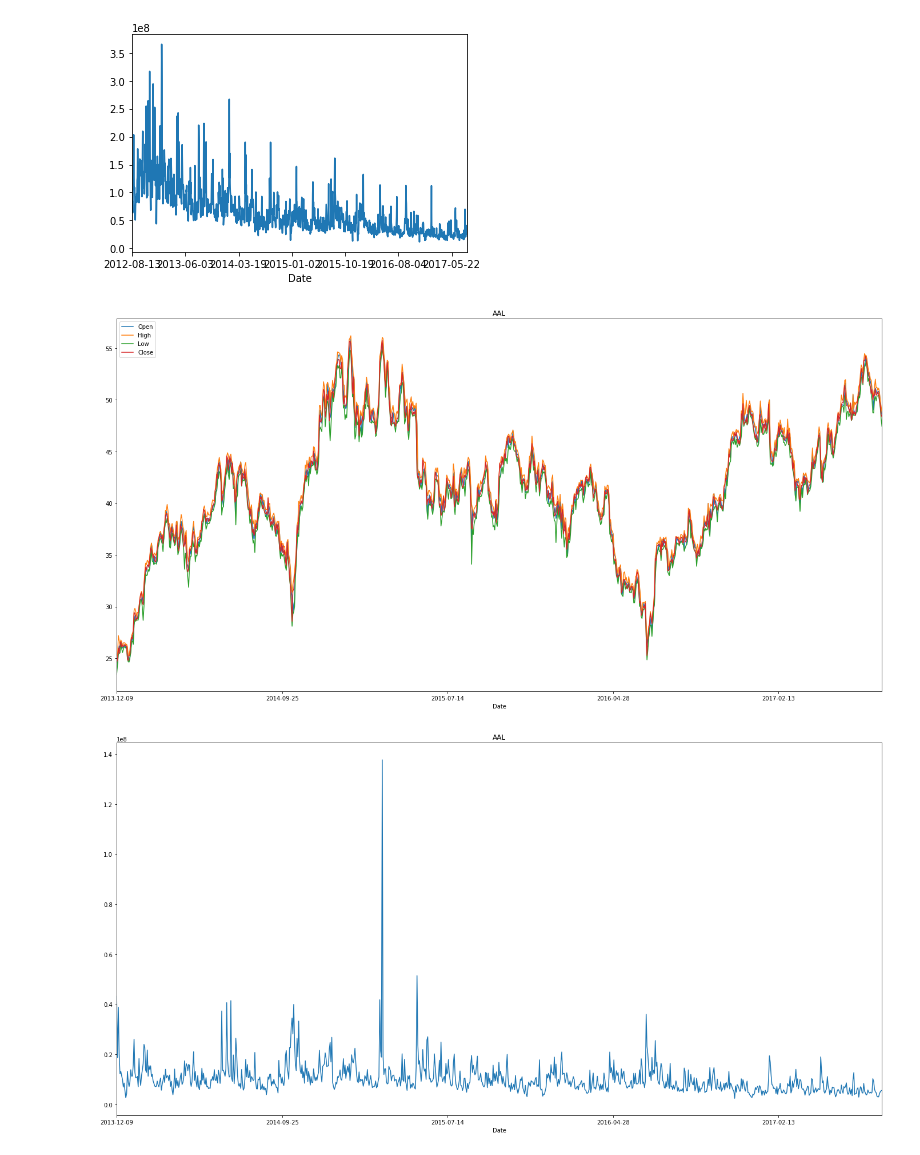
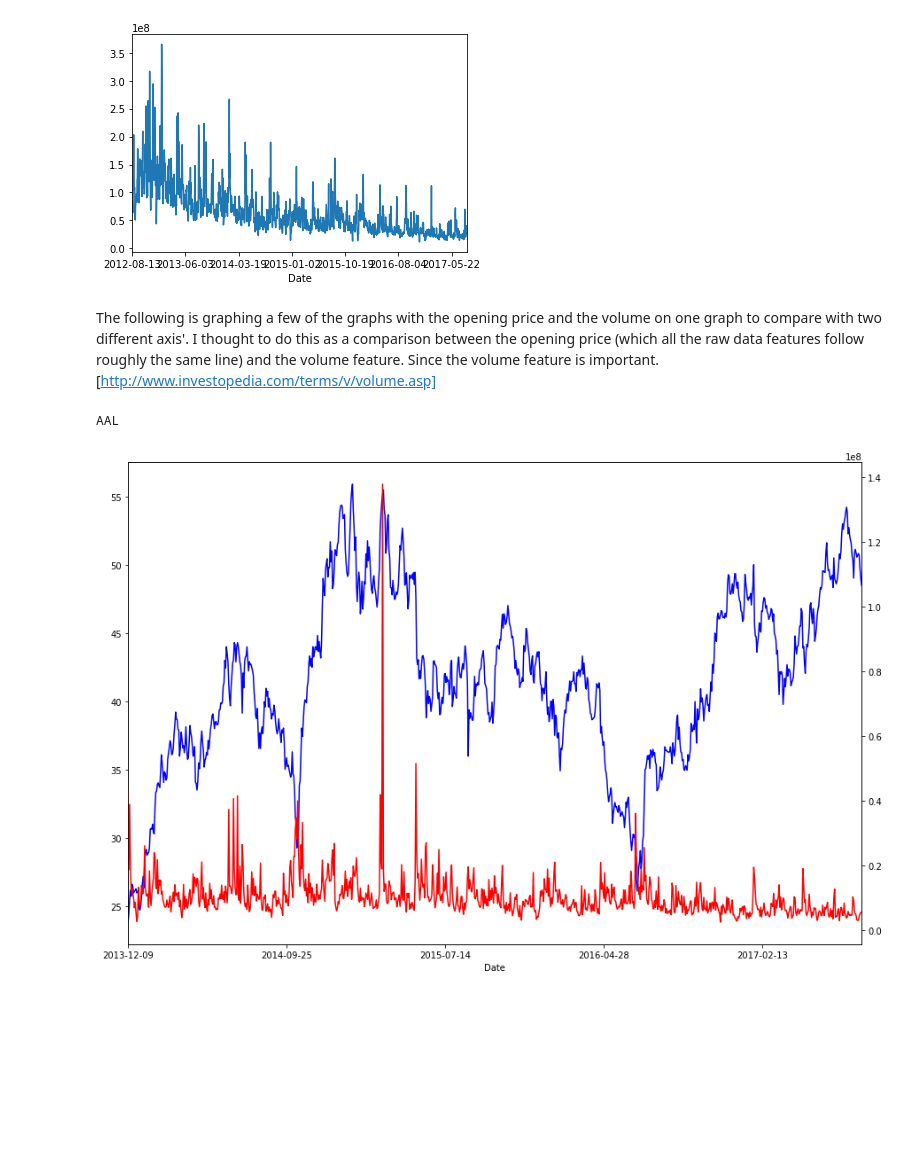
Before and after one commit to kwrjcr/machinelearningnanodegreecapstone, a Jupyter notebook: UdacityMachineLearningNanodegreeCapstoneProject.ipynb, the cells around one changed output. Saved outputs shown, nothing was run; the diff lists cells and outputs as text; code cells hidden in the pictures; blank space fills up the shorter version.

Commit message:
feat
Made some progress with they analsis by adding in the comparison graphs, and the calculated features

```diff
--- a/UdacityMachineLearningNanodegreeCapstoneProject.ipynb
+++ b/UdacityMachineLearningNanodegreeCapstoneProject.ipynb
@@ -22,5 +26,5 @@ print(len(symbols_list))
 # %%
-csv_file = '{}/{}_data.csv'.format(directory, symbols_list[1])
+csv_file = '{}/{}_data.csv'.format(directory, symbols_list[0])
 # %%
 df = pd.read_csv(csv_file)
 df = df.drop('Name', 1)
@@ -56,21 +62,39 @@ plt.show()
 # %% [output]
 [figure]
 [figure]
-# %%
-def plotting_stocks(symbols_list, amount_of_stocks=1):
-    for symbol in symbols_list[:amount_of_stocks]:
-        csv_file = '{}/{}_data.csv'.format(directory, symbol)
-        df = pd.read_csv(csv_file)
-        df = df.drop('Name', 1)
-        df.set_index('Date', inplace=True)
-        plt.rcParams['figure.figsize'] = [24, 12] # thanks to code yarns for this example https://codeyarns.com/2014/10/27/how-to-change-size-of-matplotlib-plot/
-        df[['Open', 'High', 'Low', 'Close']].plot(title=symbol)
-        plt.show()
-        df['Volume'].plot(title=symbol)
-        plt.show()
+# %% [markdown]
+The following is graphing a few of the graphs with the opening price and the volume on one graph to compare with two different axis'.  I thought to do this as a comparison between the opening price (which all the raw data features follow roughly the same line) and the volume feature.  Since the volume feature is important. [http://www.investopedia.com/terms/v/volume.asp]
+# %%
+def getting_preprocessed_data(symbol):
+        csv_file = '{}/{}_data.csv'.format(directory, symbol)
+        df = pd.read_csv(csv_file)
+        df = df.drop('Name', 1)
+        df.set_index('Date', inplace=True)
+        # below was found at https://stackoverflow.com/questions/29314033/python-pandas-dataframe-remove-empty-cells
+        df['Open'].replace('', np.nan, inplace=True)
+        df.dropna(subset=['Open'], inplace=True)
+        return df
+
+
+def plotting_stocks(symbols_list, amount_of_stocks=0):
+    if amount_of_stocks == 0:
+        amount_of_stocks = len(symbols_list)
+
+    for symbol in symbols_list[:amount_of_stocks]:
+        fig, ax = plt.subplots()
+        fig.subplots_adjust(right=0.7)
+        df = getting_preprocessed_data(symbol)
+        print(symbol)
+        df.Open.plot(ax=ax, style='b-', figsize=(20,10))
+        # same ax as above since it's automatically added on the right
+        df.Volume.plot(ax=ax, style='r-', secondary_y=True, figsize=(20,10))
+        # add legend --> take advantage of pandas providing us access
+        # to the line associated with the right part of the axis
+        #ax.legend([ax.get_lines()[0], ax.get_lines()[0]], ['Open','Volume'], bbox_to_anchor=(1.5, 0.5))
+        plt.show()
 # %%
 # printing out the first four stocks to get an idea of how each stock is individually represented.
-plotting_stocks(symbols_list, 4)
+plotting_stocks(symbols_list, 1)
 # %% [output]
+AAL
-[figure, old version]
+[figure, new version]
-[figure, removed]
```
Also changed, not shown: parts of 9 cells of this notebook.
